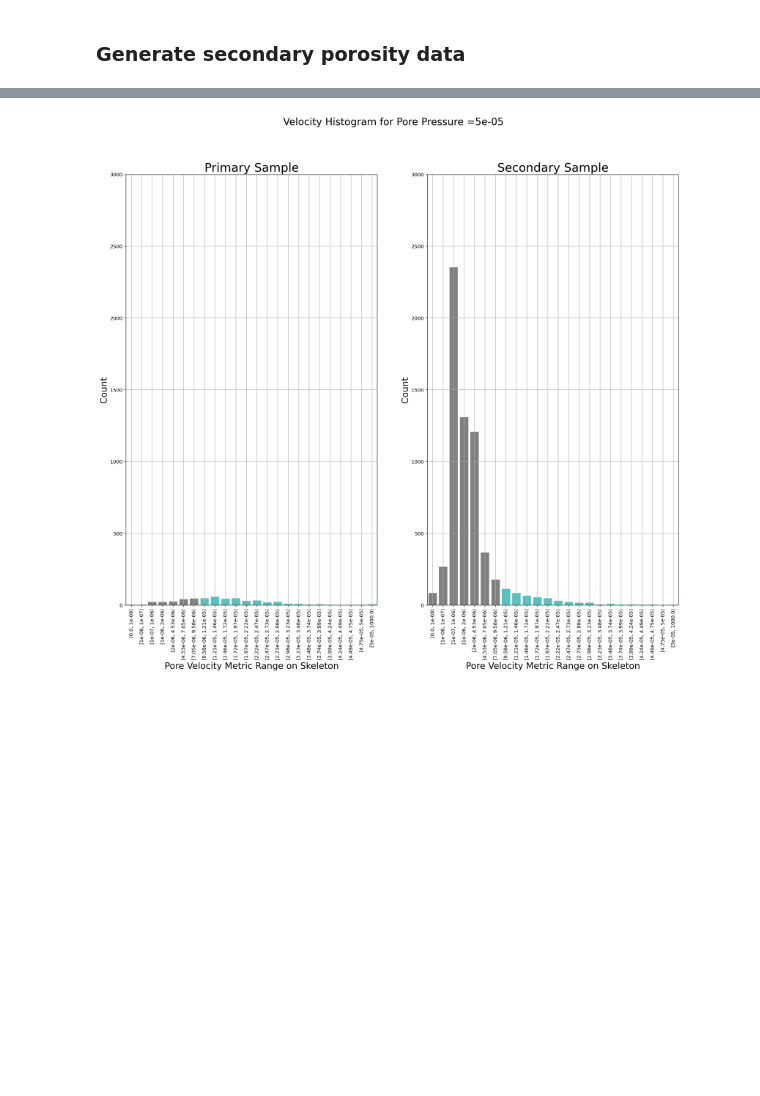
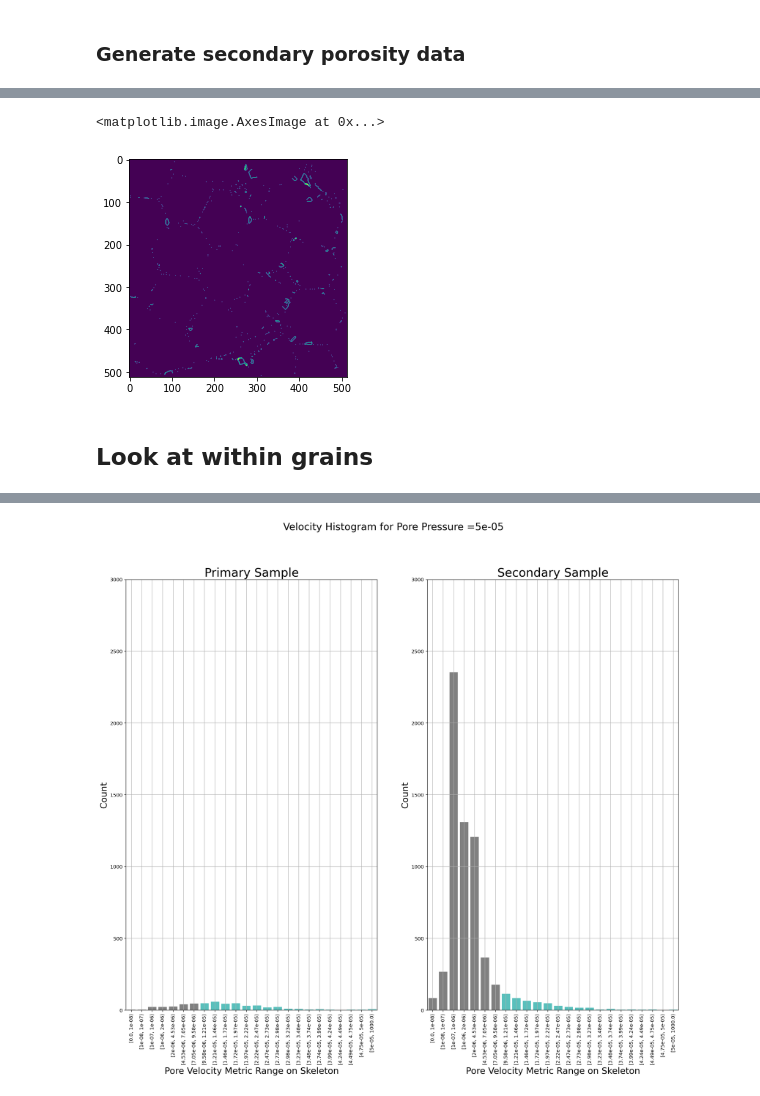
Before and after one commit to akkendrick/LABMOPS, a Jupyter notebook: findLowFlow.ipynb, the cells around one changed output, grey strips where cells are left out. Drawn from its saved outputs; the diff is of its cells as text; code cells hidden in the pictures; blank space fills up the shorter version.

```diff
--- a/findLowFlow.ipynb
+++ b/findLowFlow.ipynb
@@ -192,0 +253,9 @@ for a in tqdm.tqdm(range(0,len(allSecondaryRegions)), 'Secondary Regions Loop'):
+# %%
+plt.imshow(maskedSecondarySkelImage[:,:,40])
+#plt.savefig('maskedSecondarySkeleton.png', dpi=300, facecolor='w', edgecolor='w')
+# this looks reasonable
+# %% [output]
+<matplotlib.image.AxesImage at 0x...>
+[figure, added]
+# %% [markdown]
+## Look at within grains
```
Also changed, not shown: parts of 39 cells of this notebook, 1 other file.
